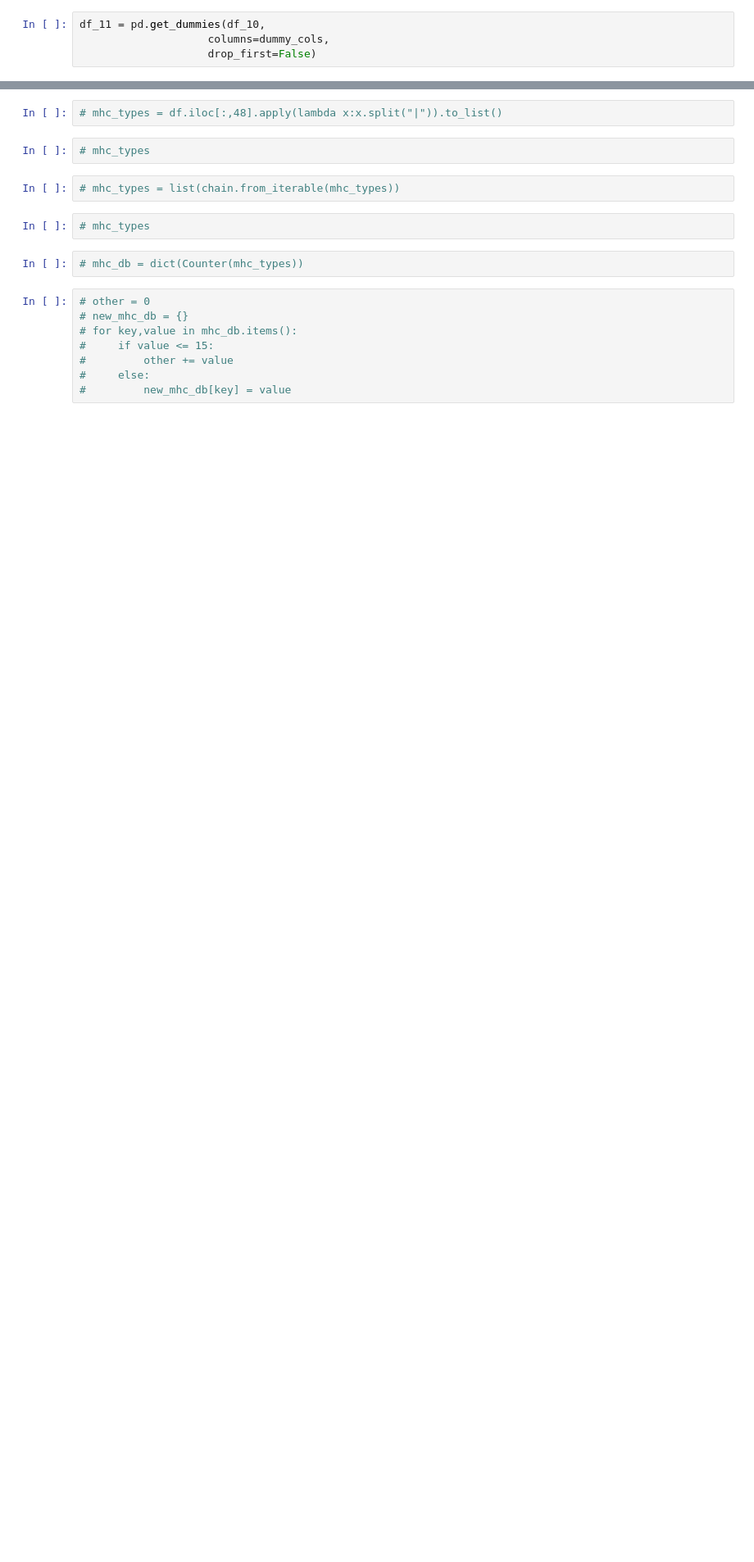
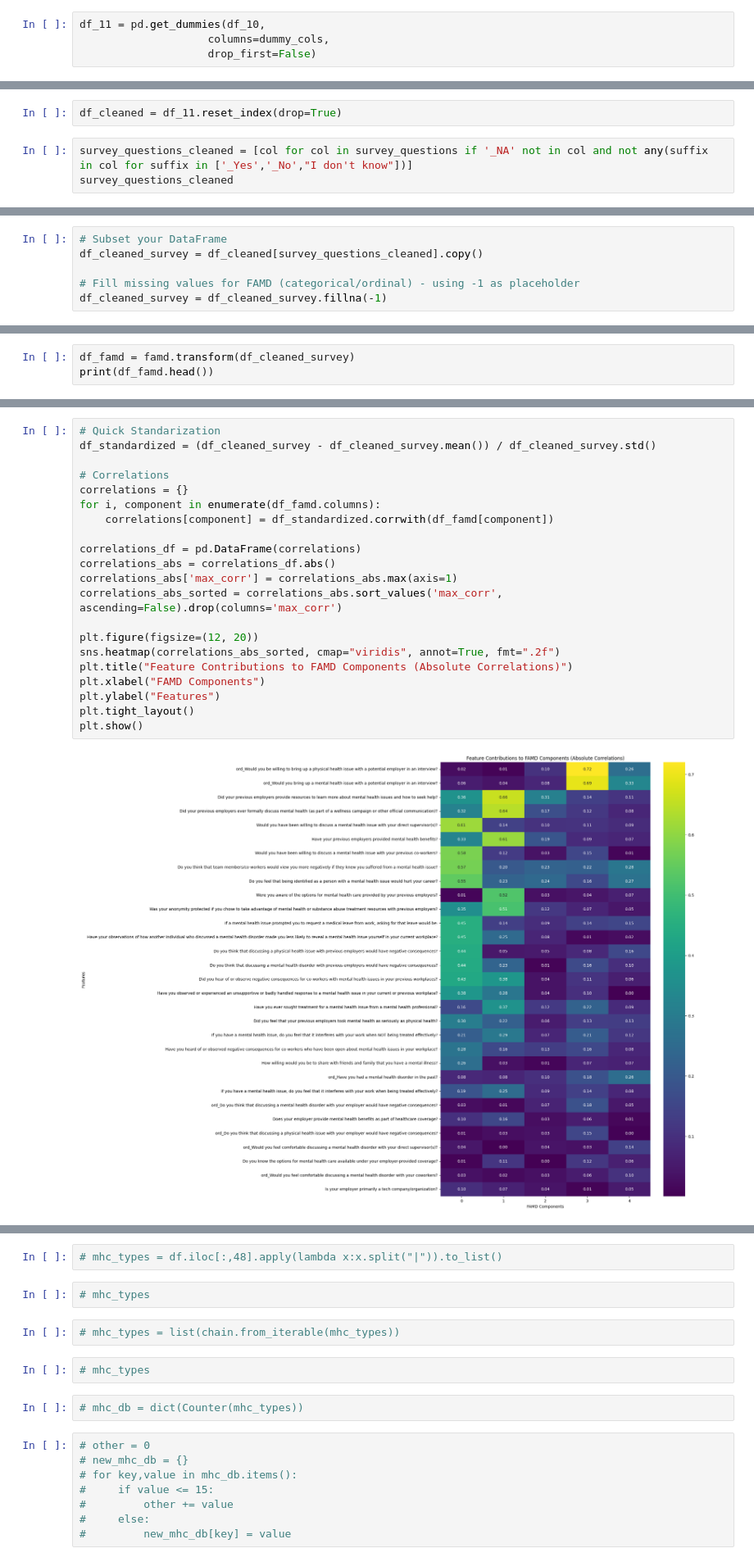
Before and after one commit to hkafrawi/kaggle_portfolio, a Jupyter notebook: mental-health-in-tech-classification.ipynb, the cells around one changed output, grey strips where cells are left out. Shown at 82% size. Cells and saved outputs as stored; diff of their text form; blank space fills up the shorter version.

```diff
--- a/mental-health-in-tech-classification.ipynb
+++ b/mental-health-in-tech-classification.ipynb
@@ -675,0 +1032,5 @@ for i,column in enumerate(df_11.select_dtypes(include=['object']).columns):
+# %%
+df_cleaned = df_11.reset_index(drop=True)
+# %%
+survey_questions_cleaned = [col for col in survey_questions if '_NA' not in col and not any(suffix in col for suffix in ['_Yes','_No',"I don't know"])]
+survey_questions_cleaned
@@ -675,0 +1055,6 @@ for i,column in enumerate(df_11.select_dtypes(include=['object']).columns):
+# %%
+# Subset your DataFrame
+df_cleaned_survey = df_cleaned[survey_questions_cleaned].copy()
+
+# Fill missing values for FAMD (categorical/ordinal) - using -1 as placeholder
+df_cleaned_survey = df_cleaned_survey.fillna(-1)
@@ -675,0 +1095,3 @@ for i,column in enumerate(df_11.select_dtypes(include=['object']).columns):
+# %%
+df_famd = famd.transform(df_cleaned_survey)
+print(df_famd.head())
@@ -675,0 +1170,23 @@ for i,column in enumerate(df_11.select_dtypes(include=['object']).columns):
+# %%
+# Quick Standarization
+df_standardized = (df_cleaned_survey - df_cleaned_survey.mean()) / df_cleaned_survey.std()
+
+# Correlations
+correlations = {}
+for i, component in enumerate(df_famd.columns):
+    correlations[component] = df_standardized.corrwith(df_famd[component])
+
+correlations_df = pd.DataFrame(correlations)
+correlations_abs = correlations_df.abs()
+correlations_abs['max_corr'] = correlations_abs.max(axis=1)
+correlations_abs_sorted = correlations_abs.sort_values('max_corr', ascending=False).drop(columns='max_corr')
+
+plt.figure(figsize=(12, 20))
+sns.heatmap(correlations_abs_sorted, cmap="viridis", annot=True, fmt=".2f")
+plt.title("Feature Contributions to FAMD Components (Absolute Correlations)")
+plt.xlabel("FAMD Components")
+plt.ylabel("Features")
+plt.tight_layout()
+plt.show()
+# %% [output]
+[figure, added]
```
Also changed, not shown: parts of 34 cells of this notebook.
